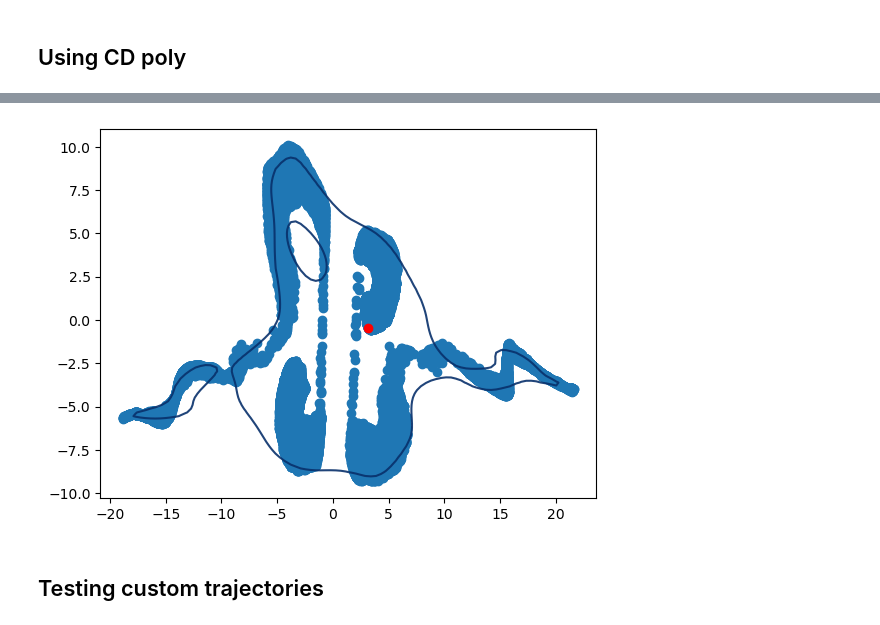
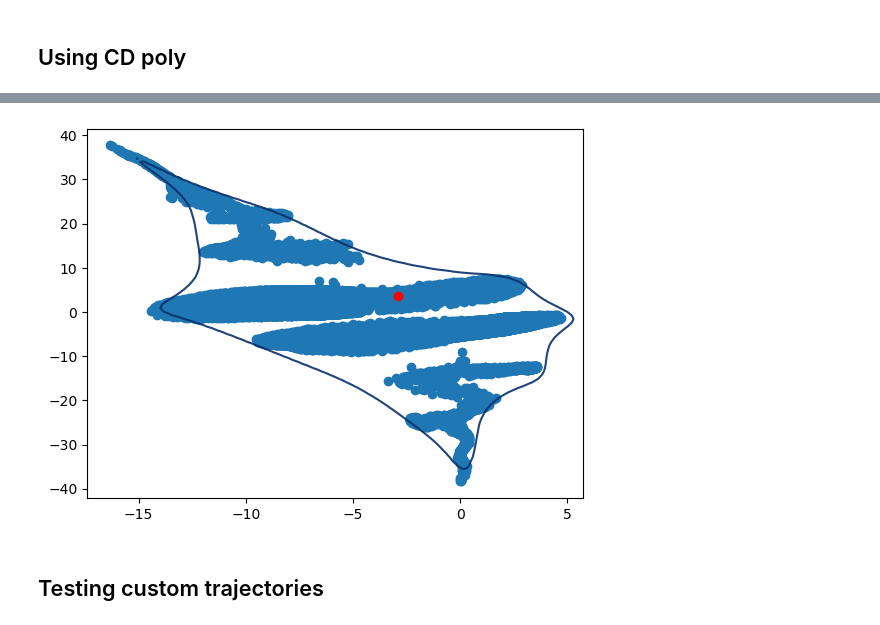
Before and after one commit to ljnel/cd-project, a Jupyter notebook: encoders/1d_conv.ipynb, the cells around one changed output, grey strips where cells are left out. Cells and saved outputs as stored; diff of their text form; code cells hidden in the pictures.

```diff
--- a/encoders/1d_conv.ipynb
+++ b/encoders/1d_conv.ipynb
@@ -29,5 +38,3 @@ from simulation.gen_pend import *
-# %%
-times, trajs = gen_trajs(50_000, 5., .1, np.pi, 3., .0)
 # %%
 trajs.shape
 # %% [output]
@@ -52,31 +59,26 @@ dl_tr = DataLoader(X_tr, batch_size=256, shuffle=True)
 dl_val = DataLoader(X_val, batch_size=256, shuffle=True)
 # %%
 class Conv1DAutoencoder(nn.Module):
-    def __init__(self):
+    def __init__(self, traj_len, kernel_size=3):
         super(Conv1DAutoencoder, self).__init__()
+        self.kernel_size = kernel_size
+        self.padding = (kernel_size - 1) // 2
 
         self.encoder = nn.Sequential(
-            nn.Conv1d(in_channels=2, out_channels=16, kernel_size=3, stride=1, padding=1),
+            nn.Conv1d(in_channels=2, out_channels=16, kernel_size=kernel_size, padding='same'),
             nn.ReLU(True),
             nn.MaxPool1d(kernel_size=2, stride=2), # Output: (batch_size, 16, 25)
 
-            nn.Conv1d(in_channels=16, out_channels=32, kernel_size=3, stride=1, padding=1),
+            nn.Conv1d(in_channels=16, out_channels=32, kernel_size=kernel_size, padding='same'),
             nn.ReLU(True),
             nn.MaxPool1d(kernel_size=2, stride=2), # Output: (batch_size, 32, 12) (Note: floor division)
 
-            nn.Conv1d(in_channels=32, out_channels=64, kernel_size=3, stride=1, padding=1),
+            nn.Conv1d(in_channels=32, out_channels=64, kernel_size=kernel_size, padding='same'),
             nn.ReLU(True),
             # No MaxPooling here, as we need to flatten
         )
 
-        # Calculate the flattened size after convolutions for the linear layer
-        # For an input of (2, 50), after the above operations:
-        # 1. Conv1d(in=2, out=16, k=3, s=1, p=1) -> output_length = (50 - 3 + 2*1)/1 + 1 = 50. Shape (16, 50)
-        # 2. MaxPool1d(k=2, s=2) -> output_length = 50 / 2 = 25. Shape (16, 25)
-        # 3. Conv1d(in=16, out=32, k=3, s=1, p=1) -> output_length = (25 - 3 + 2*1)/1 + 1 = 25. Shape (32, 25)
-        # 4. MaxPool1d(k=2, s=2) -> output_length = 25 / 2 = 12.5 -> floor(12.5) = 12. Shape (32, 12)
-        # 5. Conv1d(in=32, out=64, k=3, s=1, p=1) -> output_length = (12 - 3 + 2*1)/1 + 1 = 12. Shape (64, 12)
-        self.flattened_size = 64 * 12 # Adjust based on actual calculations
+        self.flattened_size = 64 * (traj_len // 4)
 
         self.fc_encode = nn.Linear(self.flattened_size, 2) # Encode to 2D latent vector
 
@@ -85,29 +87,26 @@ class Conv1DAutoencoder(nn.Module):
         self.decoder = nn.Sequential(
             # Upsample to the shape before the last convolution in the encoder
             # We need to reverse the convolutions and pooling operations
-            nn.ConvTranspose1d(in_channels=64, out_channels=32, kernel_size=3, stride=1, padding=1),
+            nn.ConvTranspose1d(in_channels=64, out_channels=32, kernel_size=self.kernel_size, padding=self.padding),
             nn.ReLU(True),
             nn.Upsample(scale_factor=2, mode='linear', align_corners=True), # Upsample to 24 (or close to 25)
 
-            nn.ConvTranspose1d(in_channels=32, out_channels=16, kernel_size=3, stride=1, padding=1),
+            nn.ConvTranspose1d(in_channels=32, out_channels=16, kernel_size=self.kernel_size, padding=self.padding),
             nn.ReLU(True),
             nn.Upsample(scale_factor=2, mode='linear', align_corners=True), # Upsample to 48 (or close to 50)
 
-            nn.ConvTranspose1d(in_channels=16, out_channels=2, kernel_size=3, stride=1, padding=1),
+            nn.ConvTranspose1d(in_channels=16, out_channels=2, kernel_size=self.kernel_size, padding=self.padding),
         )
 
     def forward(self, x):
         x = self.encoder(x)
-        x = x.view(-1, self.flattened_size) # Flatten
+        x = x.view(-1, self.flattened_size)
         latent_vector = self.fc_encode(x)
 
         x = self.fc_decode(latent_vector)
         x = x.view(-1, 64, 12) # Reshape to the shape before flattening for decoder
         x = self.decoder(x)
 
-        # Due to potential rounding issues with MaxPool1d and Upsample,
-        # the output sequence length might not be exactly 50.
-        # We need to ensure the output matches the original input's sequence length.
         # Crop or pad if necessary to ensure the output is (batch_size, 2, 50)
         if x.shape[2] != 50:
             if x.shape[2] > 50:
@@ -129,5 +128,5 @@ print(f'# params: {sum(p.numel() for p in model.parameters())}')
 # %%
-n_epochs = 100
+n_epochs = 1
 
 train_losses = []
 val_losses = []
@@ -227,7 +218,7 @@ app.run()
 # %% [markdown]
 ## Testing trajectories outside of the training distribution
 # %%
-_, traj_ood = gen_one_traj(5., .1, np.pi/4, 8., 3.)
+_, traj_ood = gen_one_traj(5., 50, np.pi/4, 10., 3.)
 
 with torch.no_grad():
     _, latents_ood = model(torch.tensor(traj_ood))
@@ -260,10 +251,10 @@ np.float64(379.54567569114624)
 # %%
 fig, ax = plt.subplots()
 ax.scatter(*latents.numpy().T)
 ax.scatter(*latents_ood.T, color='red')
-plot_level_set(p, alpha / 5, ax)
+plot_level_set(p, alpha / 10, ax)
 # %% [output]
-[figure, old version]
+[figure, new version]
 # %% [markdown]
 ## Testing custom trajectories
 # %% [markdown]
```
Also changed, not shown: parts of 15 cells of this notebook, 6 other files.
